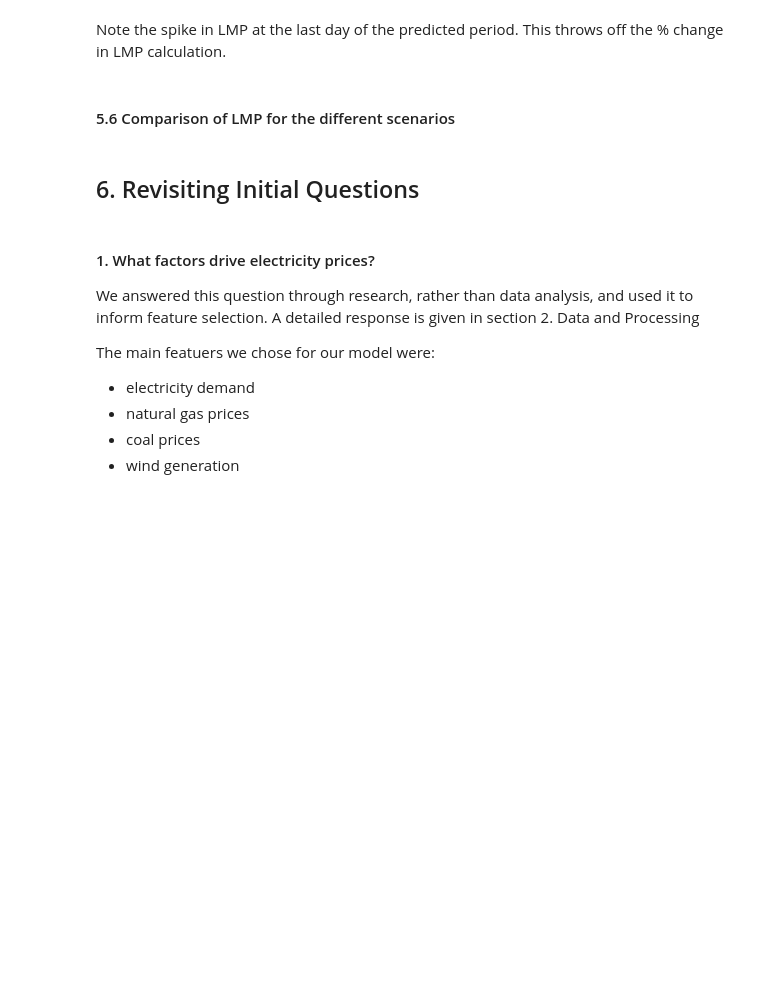
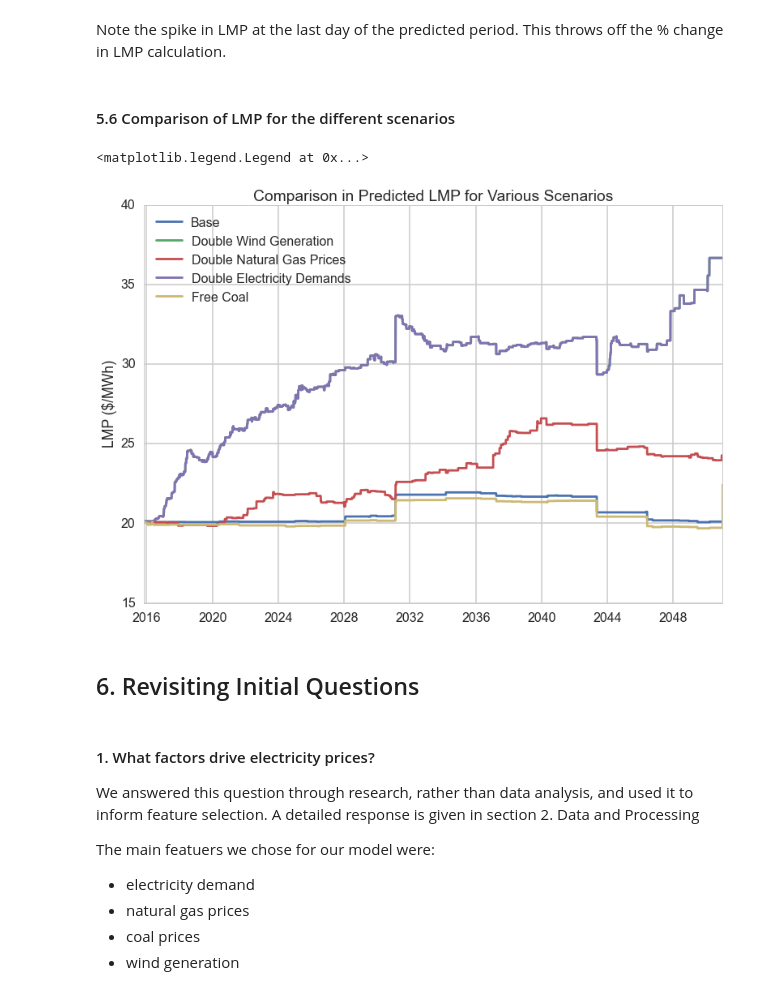
Before and after one commit to dannychua/Electricity-Price-Predictor, a Jupyter notebook: Process Book.ipynb, the cells around one changed output. Cells and saved outputs as stored; diff of their text form; code cells hidden in the pictures; blank space fills up the shorter version.

Commit message:
Plotted comparison of LMP prices for the different scenarios

```diff
--- a/Process Book.ipynb
+++ b/Process Book.ipynb
@@ -1049,6 +1049,20 @@ Change in LMP:  11.27 %
 Note the spike in LMP at the last day of the predicted period. This throws off the % change in LMP calculation.
 # %% [markdown]
 #### 5.6 Comparison of LMP for the different scenarios
+# %%
+plt.plot(predLmp_base.index, predLmp_base[0])
+plt.plot(predLmp_base.index, predLmp_doubleWind[0])
+plt.plot(predLmp_base.index, predLmp_doubleNg[0])
+plt.plot(predLmp_base.index, predLmp_doubleElecDemands[0])
+plt.plot(predLmp_base.index, predLmp_freeCoal[0])
+
+plt.ylabel('LMP ($/MWh)')
+plt.title('Comparison in Predicted LMP for Various Scenarios')
+plt.legend(['Base', 'Double Wind Generation', 'Double Natural Gas Prices', 'Double Electricity Demands',
+           'Free Coal'], loc='upper left')
+# %% [output]
+<matplotlib.legend.Legend at 0x...>
+[figure, added]
 # %%
 # build dataframe for future scenarios (e.g., double wind generation, higher gas price, deep decarbonization scenario)
 #       Maybe just for a years worth of data (e.g., double wind in 2020, or deep decarbonization in 2050)
```
